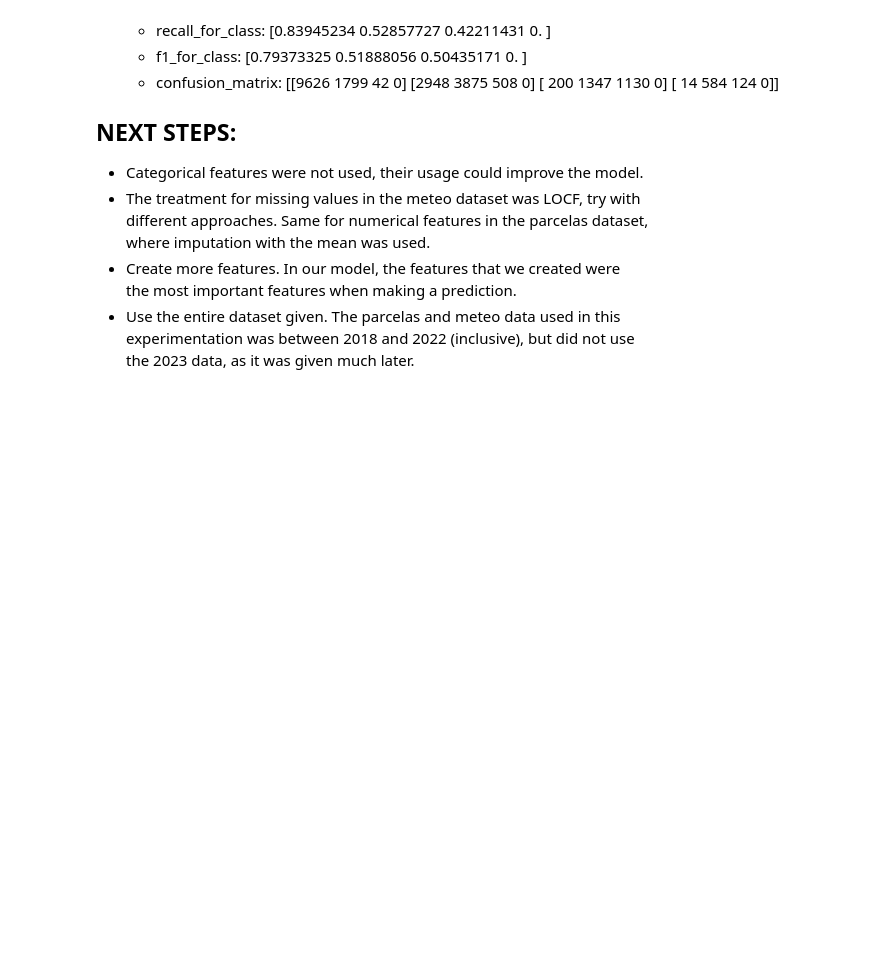
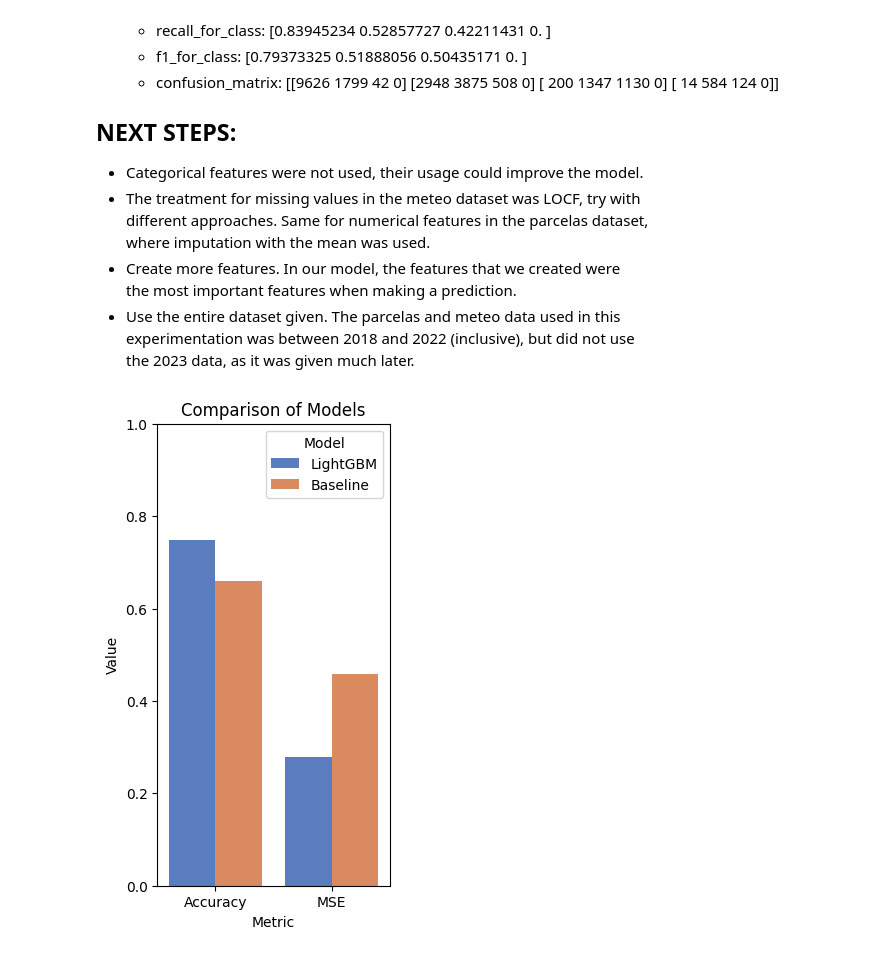
Before and after one commit to Zrive/zrive-ds-1q24-olive-stage-prediction, a Jupyter notebook: src/notebooks_jianing/train_models.ipynb, the cells around one changed output. Cells and saved outputs as stored; diff of their text form; code cells hidden in the pictures; blank space fills up the shorter version.

```diff
--- a/src/notebooks_jianing/train_models.ipynb
+++ b/src/notebooks_jianing/train_models.ipynb
@@ -1708,3 +1792,36 @@ parcelas_cols + meteo_cols
   - Use the entire dataset given. The parcelas and meteo data used in this\
     experimentation was between 2018 and 2022 (inclusive), but did not use\
     the 2023 data, as it was given much later.
+# %%
+import pandas as pd
+import seaborn as sns
+import matplotlib.pyplot as plt
+
+# Assuming you have already defined lightgbm_test_metrics and baseline_test_metrics dictionaries
+lightgbm_test_metrics = models_metric_results["lgb_with_selected_features"]["test"]
+baseline_test_metrics = models_metric_results["baseline"]["test"]
+
+# Define the data
+data = pd.DataFrame({
+    'Model': ['LightGBM', 'Baseline'],
+    'Accuracy': [lightgbm_test_metrics["accuracy"], baseline_test_metrics["accuracy"]],
+    'MSE': [lightgbm_test_metrics["mse"], baseline_test_metrics["mse"]]
+})
+
+# Melt the dataframe to long format
+data_melted = data.melt(id_vars='Model', var_name='Metric', value_name='Score')
+
+# Plot
+plt.figure(figsize=(3, 6))
+sns.barplot(data=data_melted, x='Metric', y='Score', hue='Model', palette='muted')
+
+# Add labels and title
+plt.xlabel('Metric')
+plt.ylabel('Value')
+plt.title('Comparison of Models')
+plt.legend(title='Model')
+plt.ylim(0, 1.0)
+# Show plot
+plt.show()
+# %% [output]
+[figure, added]
```
Also changed, not shown: parts of 14 cells of this notebook, 2 other files.
